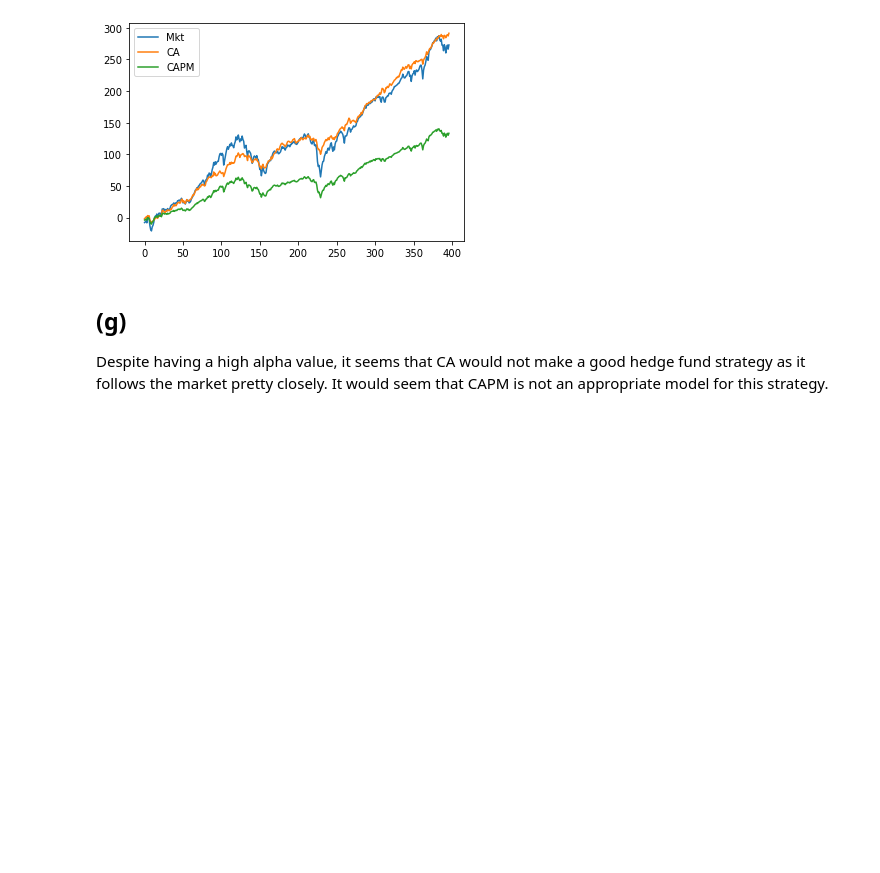
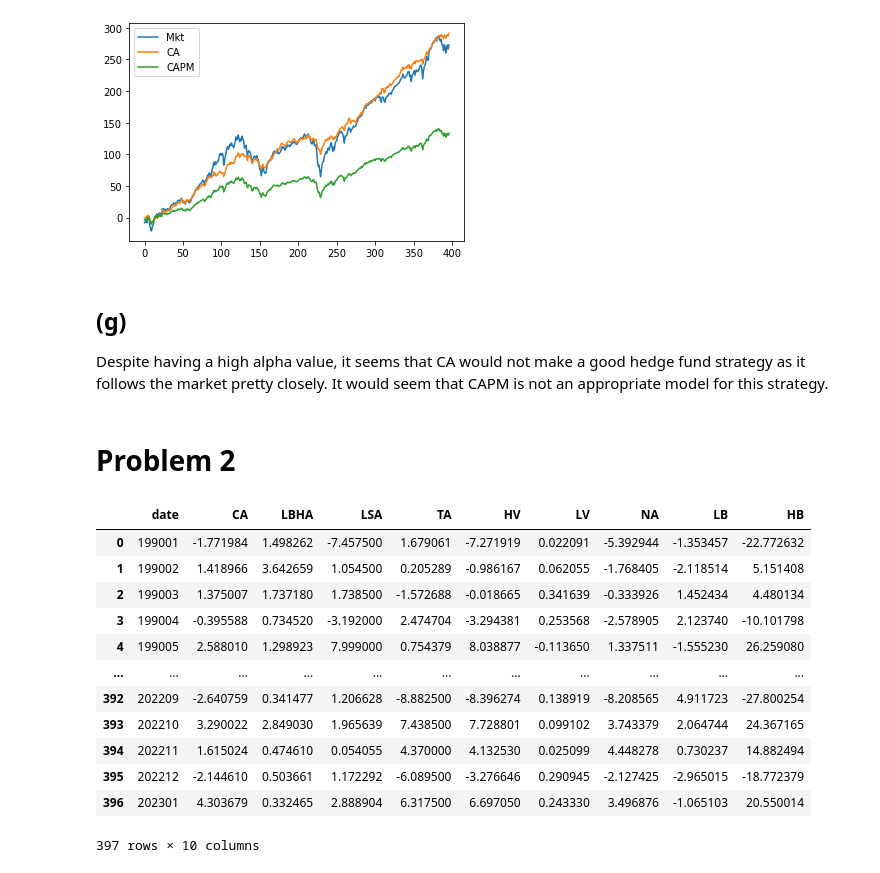
Before and after one commit to jonathoneco/bem114, a Jupyter notebook: Problem Set 1/ps1.ipynb, the cells around one changed output. Cells and saved outputs as stored; diff of their text form; code cells hidden in the pictures; blank space fills up the shorter version.

```diff
--- a/Problem Set 1/ps1.ipynb
+++ b/Problem Set 1/ps1.ipynb
@@ -90,3 +93,22 @@ plt.legend()
 # %% [markdown]
 ## (g)
 Despite having a high alpha value, it seems that CA would not make a good hedge fund strategy as it follows the market pretty closely. It would seem that CAPM is not an appropriate model for this strategy.
+# %% [markdown]
+# Problem 2
+# %%
+strats = pd.read_csv("data/ps1_strategies.csv")
+strats
+# %% [output]
+|  | date | CA | LBHA | LSA | TA | HV | LV | NA | LB | HB |
+| 0 | 199001 | -1.771984 | 1.498262 | -7.457500 | 1.679061 | -7.271919 | 0.022091 | -5.392944 | -1.353457 | -22.772632 |
+| 1 | 199002 | 1.418966 | 3.642659 | 1.054500 | 0.205289 | -0.986167 | 0.062055 | -1.768405 | -2.118514 | 5.151408 |
+| 2 | 199003 | 1.375007 | 1.737180 | 1.738500 | -1.572688 | -0.018665 | 0.341639 | -0.333926 | 1.452434 | 4.480134 |
+| 3 | 199004 | -0.395588 | 0.734520 | -3.192000 | 2.474704 | -3.294381 | 0.253568 | -2.578905 | 2.123740 | -10.101798 |
+| 4 | 199005 | 2.588010 | 1.298923 | 7.999000 | 0.754379 | 8.038877 | -0.113650 | 1.337511 | -1.555230 | 26.259080 |
+| ... | ... | ... | ... | ... | ... | ... | ... | ... | ... | ... |
+| 392 | 202209 | -2.640759 | 0.341477 | 1.206628 | -8.882500 | -8.396274 | 0.138919 | -8.208565 | 4.911723 | -27.800254 |
+| 393 | 202210 | 3.290022 | 2.849030 | 1.965639 | 7.438500 | 7.728801 | 0.099102 | 3.743379 | 2.064744 | 24.367165 |
+| 394 | 202211 | 1.615024 | 0.474610 | 0.054055 | 4.370000 | 4.132530 | 0.025099 | 4.448278 | 0.730237 | 14.882494 |
+| 395 | 202212 | -2.144610 | 0.503661 | 1.172292 | -6.089500 | -3.276646 | 0.290945 | -2.127425 | -2.965015 | -18.772379 |
+| 396 | 202301 | 4.303679 | 0.332465 | 2.888904 | 6.317500 | 6.697050 | 0.243330 | 3.496876 | -1.065103 | 20.550014 |
+397 rows × 10 columns
```
Also changed, not shown: parts of 6 cells of this notebook, 1 other file.
